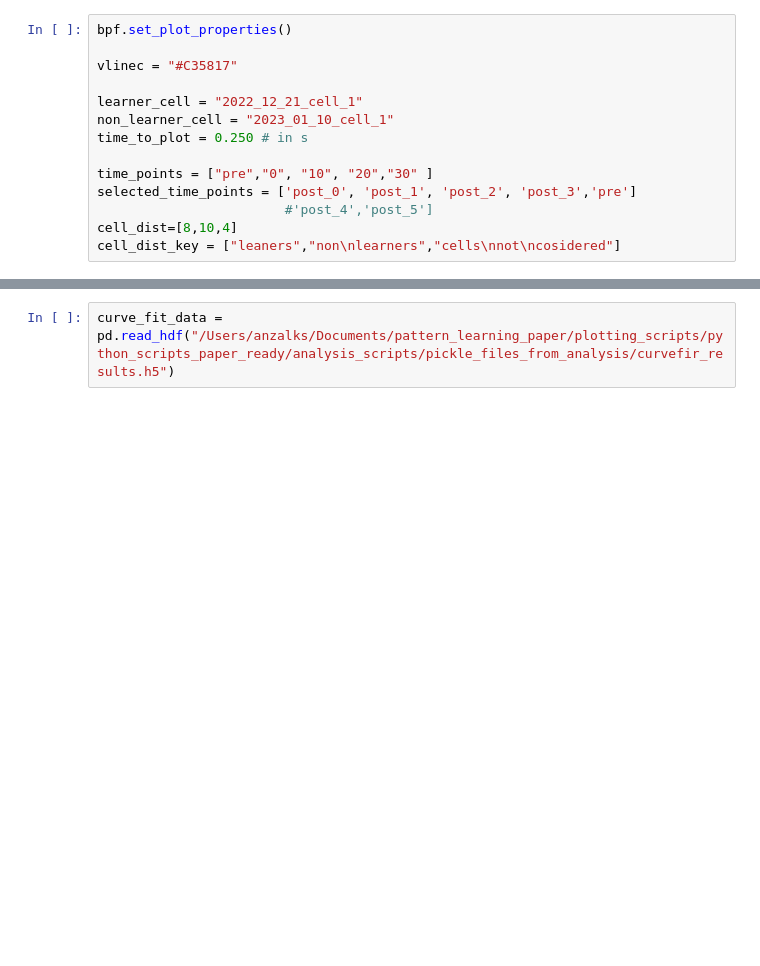
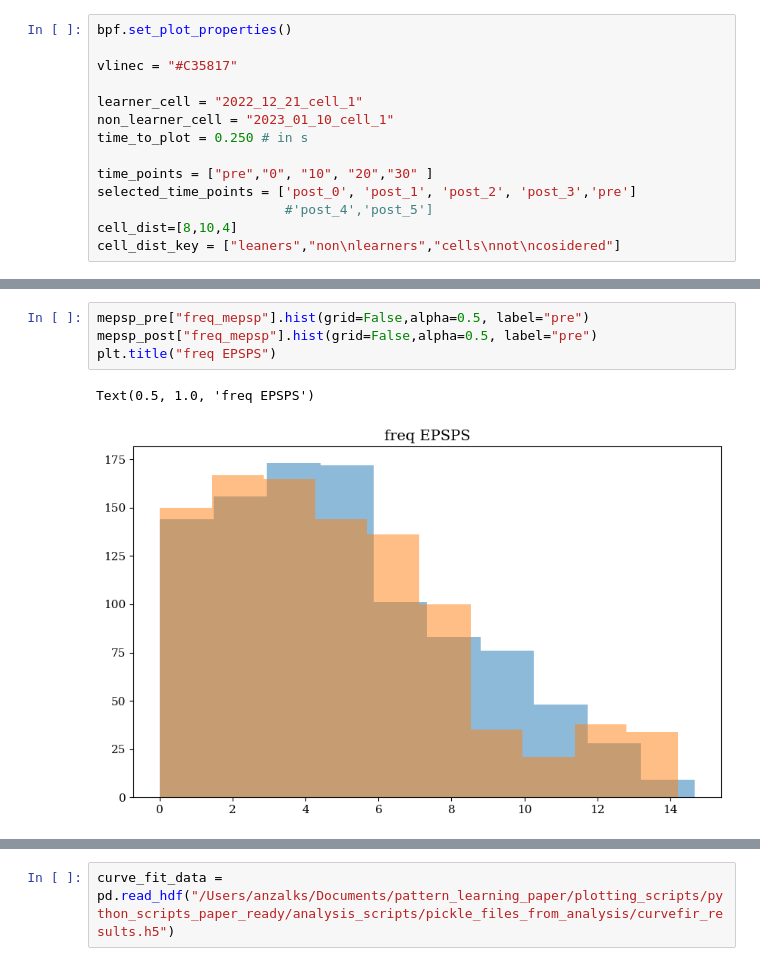
Before and after one commit to anzalks/single_neuron_pattern_learning_paper, a Jupyter notebook: plotting_scripts/Untitled.ipynb, the cells around one changed output, grey strips where cells are left out. Saved outputs shown, nothing was run; the diff lists cells and outputs as text; blank space fills up the shorter version.

```diff
--- a/plotting_scripts/Untitled.ipynb
+++ b/plotting_scripts/Untitled.ipynb
@@ -34,0 +70,7 @@ cell_dist_key = ["leaners","non\nlearners","cells\nnot\ncosidered"]
+# %%
+mepsp_pre["freq_mepsp"].hist(grid=False,alpha=0.5, label="pre")
+mepsp_post["freq_mepsp"].hist(grid=False,alpha=0.5, label="pre")
+plt.title("freq EPSPS")
+# %% [output]
+Text(0.5, 1.0, 'freq EPSPS')
+[figure, added]
```
Also changed, not shown: parts of 11 cells of this notebook, 8 other files.
